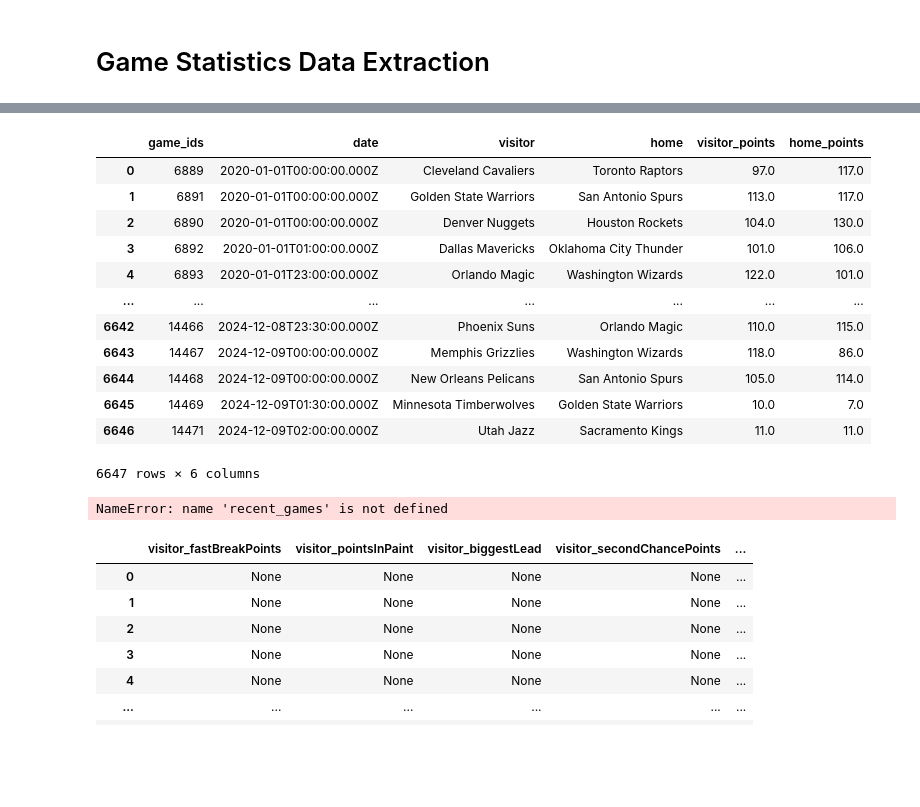
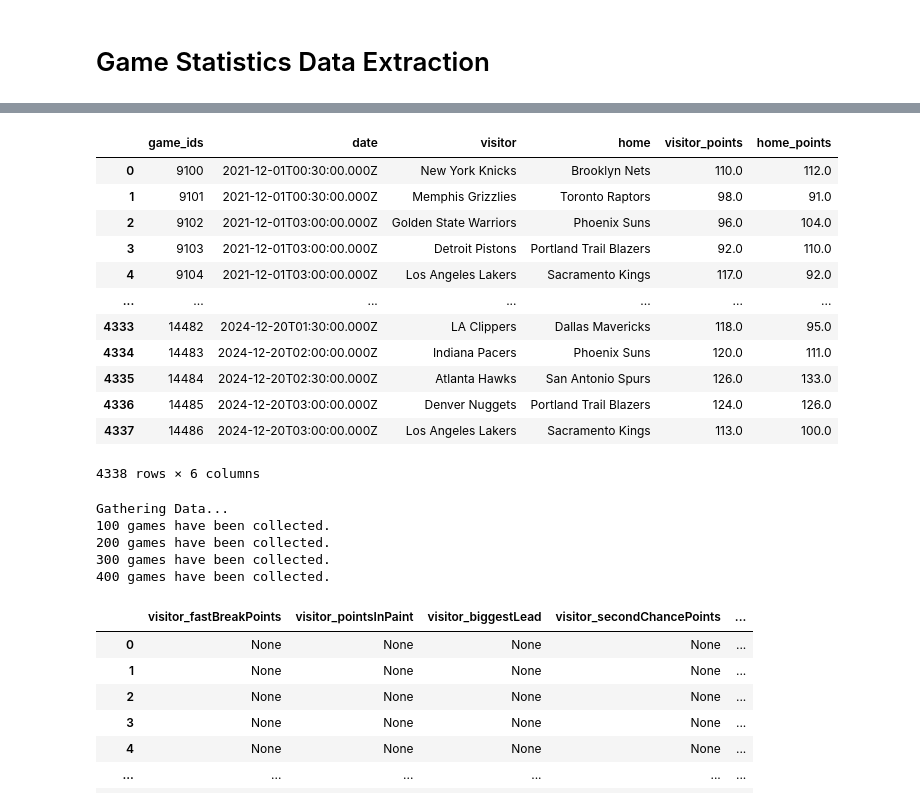
Before and after one commit to VincentGordon-Data-Analyst/nba-api, a Jupyter notebook: API-ETL.ipynb, the cells around one changed output, grey strips where cells are left out. Cells and saved outputs as stored; diff of their text form; code cells hidden in the pictures; blank space fills up the shorter version.

```diff
--- a/API-ETL.ipynb
+++ b/API-ETL.ipynb
@@ -313,23 +277,23 @@ game_df.shape
 # %%
 # Create a Data Frame within specific time frame date
-recent_games = game_df.loc[game_df['date'] >= '2020-01-01']
+recent_games = game_df.loc[game_df['date'] >= '2021-12-01']
 recent_games = recent_games.sort_values(by='date')
 recent_games = recent_games.reset_index(drop=True)
 recent_games
 # %% [output]
 |  | game_ids | date | visitor | home | visitor_points | home_points |
-| 0 | 6889 | 2020-01-01T00:00:00.000Z | Cleveland Cavaliers | Toronto Raptors | 97.0 | 117.0 |
-| 1 | 6891 | 2020-01-01T00:00:00.000Z | Golden State Warriors | San Antonio Spurs | 113.0 | 117.0 |
-| 2 | 6890 | 2020-01-01T00:00:00.000Z | Denver Nuggets | Houston Rockets | 104.0 | 130.0 |
-| 3 | 6892 | 2020-01-01T01:00:00.000Z | Dallas Mavericks | Oklahoma City Thunder | 101.0 | 106.0 |
-| 4 | 6893 | 2020-01-01T23:00:00.000Z | Orlando Magic | Washington Wizards | 122.0 | 101.0 |
+| 0 | 9100 | 2021-12-01T00:30:00.000Z | New York Knicks | Brooklyn Nets | 110.0 | 112.0 |
+| 1 | 9101 | 2021-12-01T00:30:00.000Z | Memphis Grizzlies | Toronto Raptors | 98.0 | 91.0 |
+| 2 | 9102 | 2021-12-01T03:00:00.000Z | Golden State Warriors | Phoenix Suns | 96.0 | 104.0 |
+| 3 | 9103 | 2021-12-01T03:00:00.000Z | Detroit Pistons | Portland Trail Blazers | 92.0 | 110.0 |
+| 4 | 9104 | 2021-12-01T03:00:00.000Z | Los Angeles Lakers | Sacramento Kings | 117.0 | 92.0 |
 | ... | ... | ... | ... | ... | ... | ... |
-| 6642 | 14466 | 2024-12-08T23:30:00.000Z | Phoenix Suns | Orlando Magic | 110.0 | 115.0 |
-| 6643 | 14467 | 2024-12-09T00:00:00.000Z | Memphis Grizzlies | Washington Wizards | 118.0 | 86.0 |
-| 6644 | 14468 | 2024-12-09T00:00:00.000Z | New Orleans Pelicans | San Antonio Spurs | 105.0 | 114.0 |
-| 6645 | 14469 | 2024-12-09T01:30:00.000Z | Minnesota Timberwolves | Golden State Warriors | 10.0 | 7.0 |
-| 6646 | 14471 | 2024-12-09T02:00:00.000Z | Utah Jazz | Sacramento Kings | 11.0 | 11.0 |
+| 4333 | 14482 | 2024-12-20T01:30:00.000Z | LA Clippers | Dallas Mavericks | 118.0 | 95.0 |
+| 4334 | 14483 | 2024-12-20T02:00:00.000Z | Indiana Pacers | Phoenix Suns | 120.0 | 111.0 |
+| 4335 | 14484 | 2024-12-20T02:30:00.000Z | Atlanta Hawks | San Antonio Spurs | 126.0 | 133.0 |
+| 4336 | 14485 | 2024-12-20T03:00:00.000Z | Denver Nuggets | Portland Trail Blazers | 124.0 | 126.0 |
+| 4337 | 14486 | 2024-12-20T03:00:00.000Z | Los Angeles Lakers | Sacramento Kings | 113.0 | 100.0 |
-6647 rows × 6 columns
+4338 rows × 6 columns
 # %%
 # Define url and necessary parameters
 url = "https://api-nba-v1.p.rapidapi.com/games/statistics"
@@ -398,7 +362,11 @@ print("Finished Gather Data.")
 game_statistics_df = pd.DataFrame(statistics)
 print("All data saved.")
 # %% [output]
-NameError: name 'recent_games' is not defined
+Gathering Data...
+100 games have been collected.
+200 games have been collected.
+300 games have been collected.
+400 games have been collected.
 # %%
 # Export as csv file
 game_statistics_df.to_csv('./data/gameStatistics.csv', index=False)
```
Also changed, not shown: parts of 9 cells of this notebook, 5 other files.
